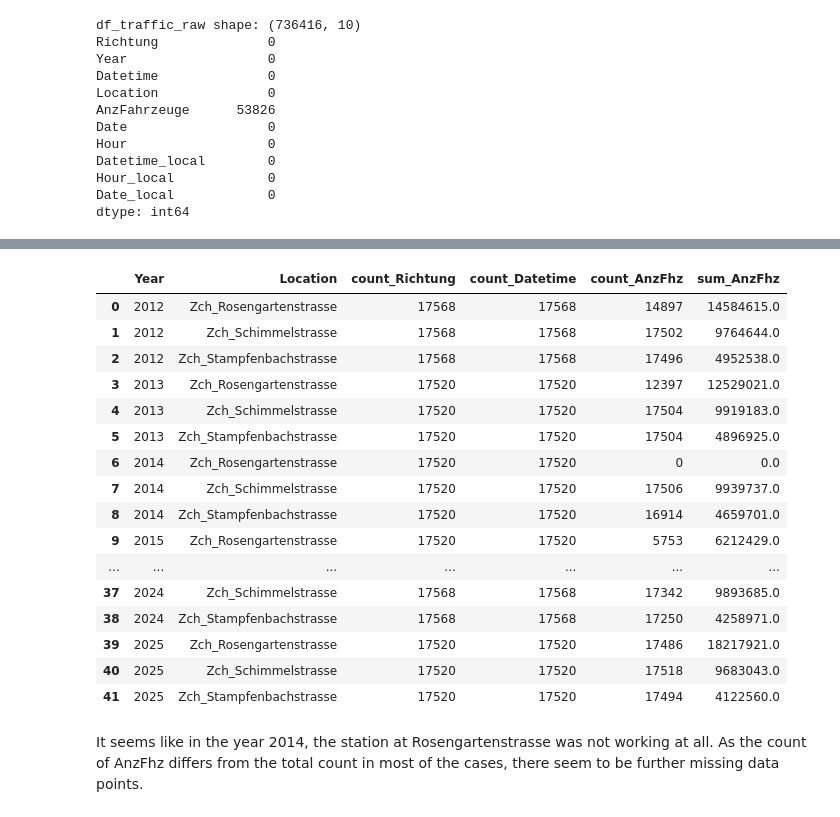
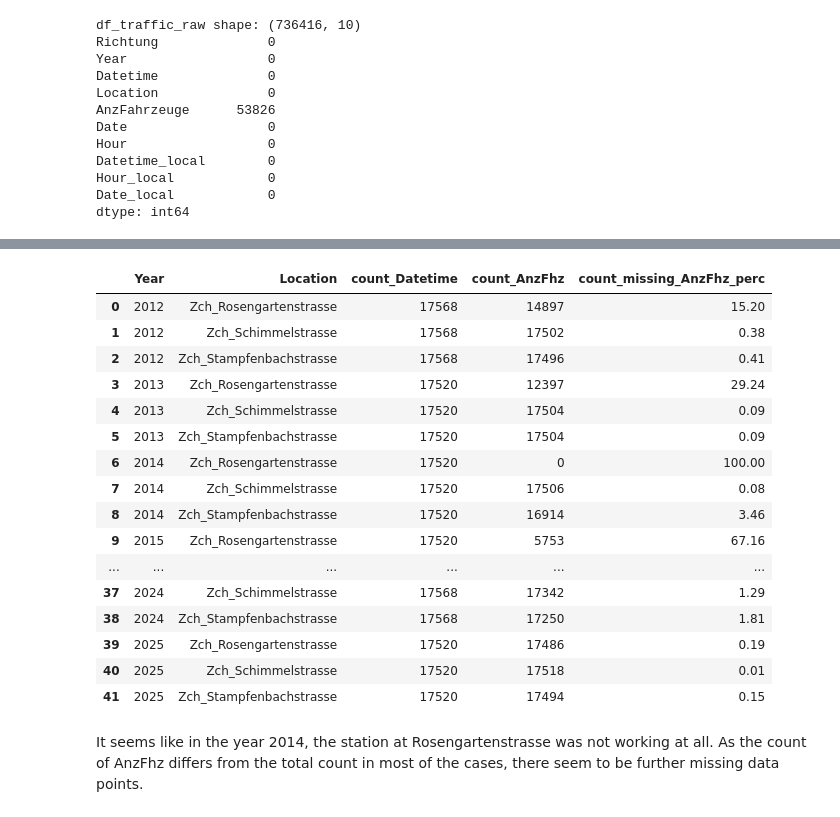
Before and after one commit to JitkaRantanen/AS2025_CO2-GroupProject, a Jupyter notebook: preprocessing_hourly.ipynb, the cells around one changed output, grey strips where cells are left out. Cells and saved outputs as stored; diff of their text form; code cells hidden in the pictures.

```diff
--- a/preprocessing_hourly.ipynb
+++ b/preprocessing_hourly.ipynb
@@ -134,29 +161,30 @@ dtype: int64
 # %%
 (df_traffic_raw
 .groupby(["Year", "Location"], as_index=False)
 .agg(
-        count_Richtung=("Richtung", "count"),
         count_Datetime=("Datetime", "count"),
-        count_AnzFhz=("AnzFahrzeuge", "count"),
-        sum_AnzFhz=("AnzFahrzeuge", "sum")))
+        count_AnzFhz=("AnzFahrzeuge", "count"))
+        #sum_AnzFhz=("AnzFahrzeuge", "sum"))
+.assign(
+        count_missing_AnzFhz_perc=lambda d: round((d.count_Datetime - d.count_AnzFhz)/d.count_Datetime*100, 2)))
 # %% [output]
-|  | Year | Location | count_Richtung | count_Datetime | count_AnzFhz | sum_AnzFhz |
-| 0 | 2012 | Zch_Rosengartenstrasse | 17568 | 17568 | 14897 | 14584615.0 |
-| 1 | 2012 | Zch_Schimmelstrasse | 17568 | 17568 | 17502 | 9764644.0 |
-| 2 | 2012 | Zch_Stampfenbachstrasse | 17568 | 17568 | 17496 | 4952538.0 |
-| 3 | 2013 | Zch_Rosengartenstrasse | 17520 | 17520 | 12397 | 12529021.0 |
-| 4 | 2013 | Zch_Schimmelstrasse | 17520 | 17520 | 17504 | 9919183.0 |
-| 5 | 2013 | Zch_Stampfenbachstrasse | 17520 | 17520 | 17504 | 4896925.0 |
-| 6 | 2014 | Zch_Rosengartenstrasse | 17520 | 17520 | 0 | 0.0 |
-| 7 | 2014 | Zch_Schimmelstrasse | 17520 | 17520 | 17506 | 9939737.0 |
-| 8 | 2014 | Zch_Stampfenbachstrasse | 17520 | 17520 | 16914 | 4659701.0 |
-| 9 | 2015 | Zch_Rosengartenstrasse | 17520 | 17520 | 5753 | 6212429.0 |
-| ... | ... | ... | ... | ... | ... | ... |
-| 37 | 2024 | Zch_Schimmelstrasse | 17568 | 17568 | 17342 | 9893685.0 |
-| 38 | 2024 | Zch_Stampfenbachstrasse | 17568 | 17568 | 17250 | 4258971.0 |
-| 39 | 2025 | Zch_Rosengartenstrasse | 17520 | 17520 | 17486 | 18217921.0 |
-| 40 | 2025 | Zch_Schimmelstrasse | 17520 | 17520 | 17518 | 9683043.0 |
-| 41 | 2025 | Zch_Stampfenbachstrasse | 17520 | 17520 | 17494 | 4122560.0 |
+|  | Year | Location | count_Datetime | count_AnzFhz | count_missing_AnzFhz_perc |
+| 0 | 2012 | Zch_Rosengartenstrasse | 17568 | 14897 | 15.20 |
+| 1 | 2012 | Zch_Schimmelstrasse | 17568 | 17502 | 0.38 |
+| 2 | 2012 | Zch_Stampfenbachstrasse | 17568 | 17496 | 0.41 |
+| 3 | 2013 | Zch_Rosengartenstrasse | 17520 | 12397 | 29.24 |
+| 4 | 2013 | Zch_Schimmelstrasse | 17520 | 17504 | 0.09 |
+| 5 | 2013 | Zch_Stampfenbachstrasse | 17520 | 17504 | 0.09 |
+| 6 | 2014 | Zch_Rosengartenstrasse | 17520 | 0 | 100.00 |
+| 7 | 2014 | Zch_Schimmelstrasse | 17520 | 17506 | 0.08 |
+| 8 | 2014 | Zch_Stampfenbachstrasse | 17520 | 16914 | 3.46 |
+| 9 | 2015 | Zch_Rosengartenstrasse | 17520 | 5753 | 67.16 |
+| ... | ... | ... | ... | ... | ... |
+| 37 | 2024 | Zch_Schimmelstrasse | 17568 | 17342 | 1.29 |
+| 38 | 2024 | Zch_Stampfenbachstrasse | 17568 | 17250 | 1.81 |
+| 39 | 2025 | Zch_Rosengartenstrasse | 17520 | 17486 | 0.19 |
+| 40 | 2025 | Zch_Schimmelstrasse | 17520 | 17518 | 0.01 |
+| 41 | 2025 | Zch_Stampfenbachstrasse | 17520 | 17494 | 0.15 |
 # %% [markdown]
 It seems like in the year 2014, the station at Rosengartenstrasse was not working at all. As the count of AnzFhz differs from the total count in most of the cases, there seem to be further missing data points.
 # %% [markdown]
```
Also changed, not shown: parts of 1 cell of this notebook.
